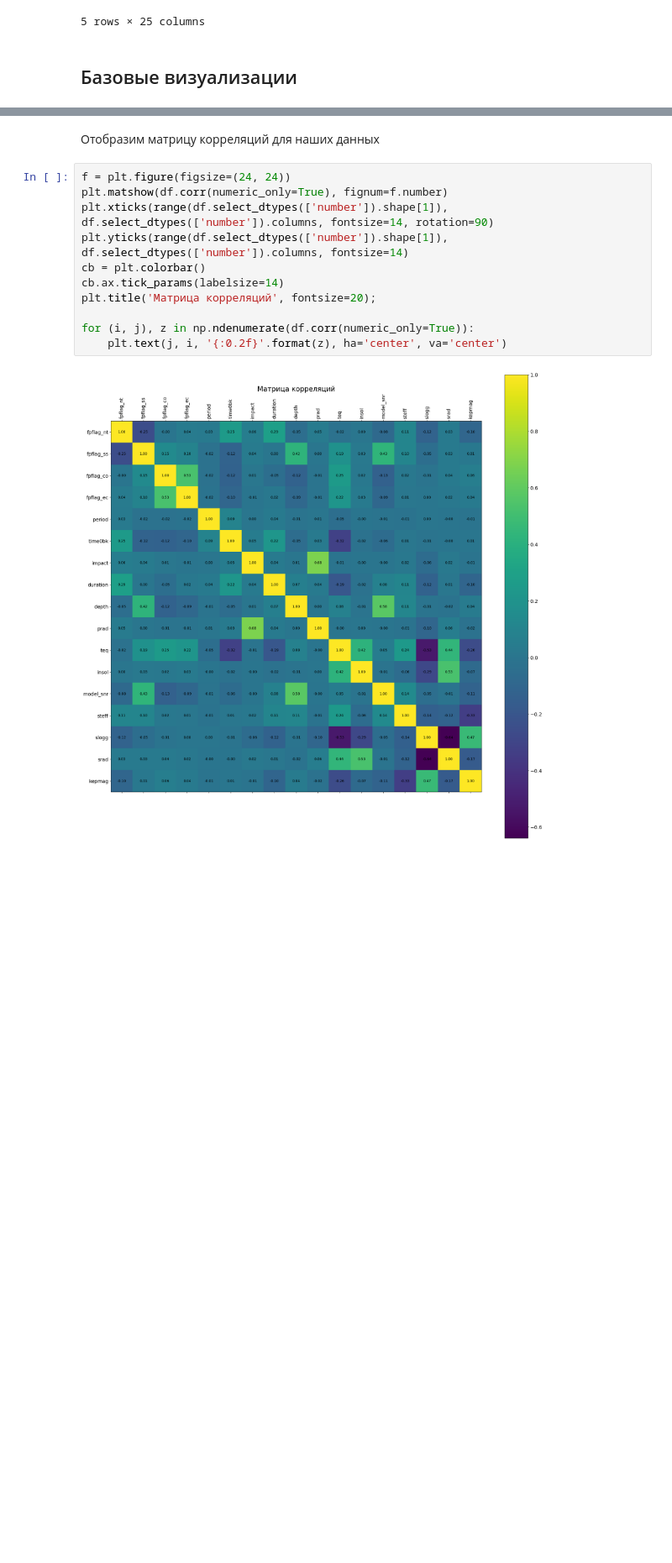
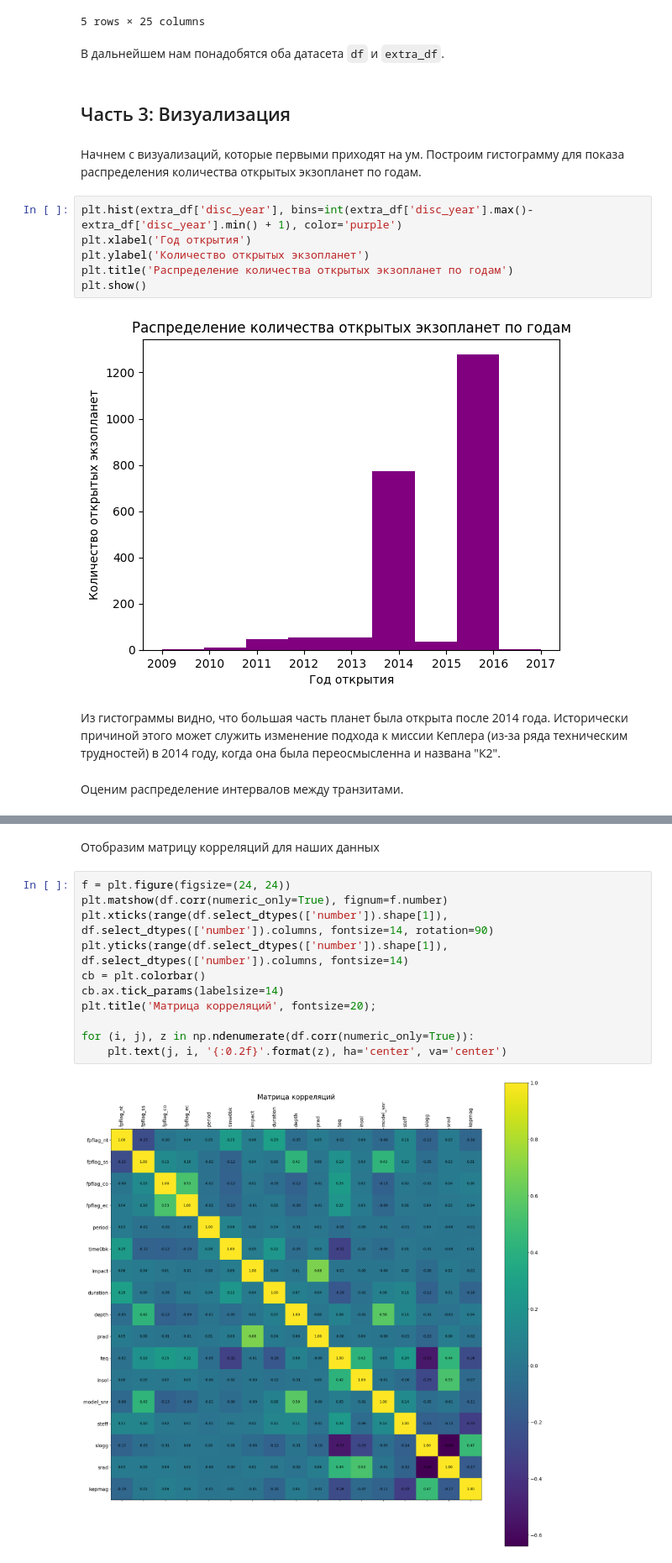
Before and after one commit to Polinezhich/andan_FP, a Jupyter notebook: main.ipynb, the cells around one changed output, grey strips where cells are left out. Shown at 84% size. Cells and saved outputs as stored; diff of their text form; blank space fills up the shorter version.

```diff
--- a/main.ipynb
+++ b/main.ipynb
@@ -193,5 +193,21 @@ extra_df.head()
 | 3 | K00754.01 | NaN | FALSE POSITIVE | 0 | 1 | 0 | 0 | 1.736952 | 170.307565 | ... |
 | 4 | K00755.01 | Kepler-664 b | CONFIRMED | 0 | 0 | 0 | 0 | 2.525592 | 171.595550 | ... |
 5 rows × 25 columns
-# %% [markdown]
-## Базовые визуализации
+# %% [markdown]
+В дальнейшем нам понадобятся оба датасета `df` и `extra_df`.
+# %% [markdown]
+## Часть 3: Визуализация
+# %% [markdown]
+Начнем с визуализаций, которые первыми приходят на ум. Построим гистограмму для показа распределения количества открытых экзопланет по годам.
+# %%
+plt.hist(extra_df['disc_year'], bins=int(extra_df['disc_year'].max()-extra_df['disc_year'].min() + 1), color='purple')
+plt.xlabel('Год открытия')
+plt.ylabel('Количество открытых экзопланет')
+plt.title('Распределение количества открытых экзопланет по годам')
+plt.show()
+# %% [output]
+[figure, added]
+# %% [markdown]
+Из гистограммы видно, что большая часть планет была открыта после 2014 года. Исторически причиной этого может служить изменение подхода к миссии Кеплера (из-за ряда техническим трудностей) в 2014 году, когда она была переосмысленна и названа "К2".
+# %% [markdown]
+Оценим распределение интервалов между транзитами.
```
Also changed, not shown: parts of 11 cells of this notebook.
